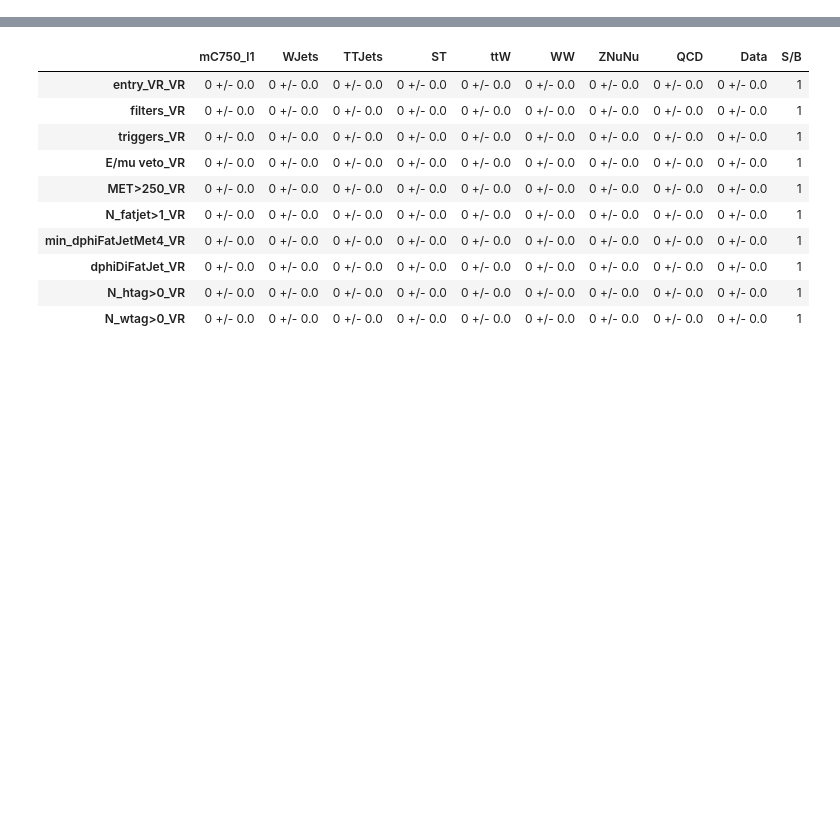
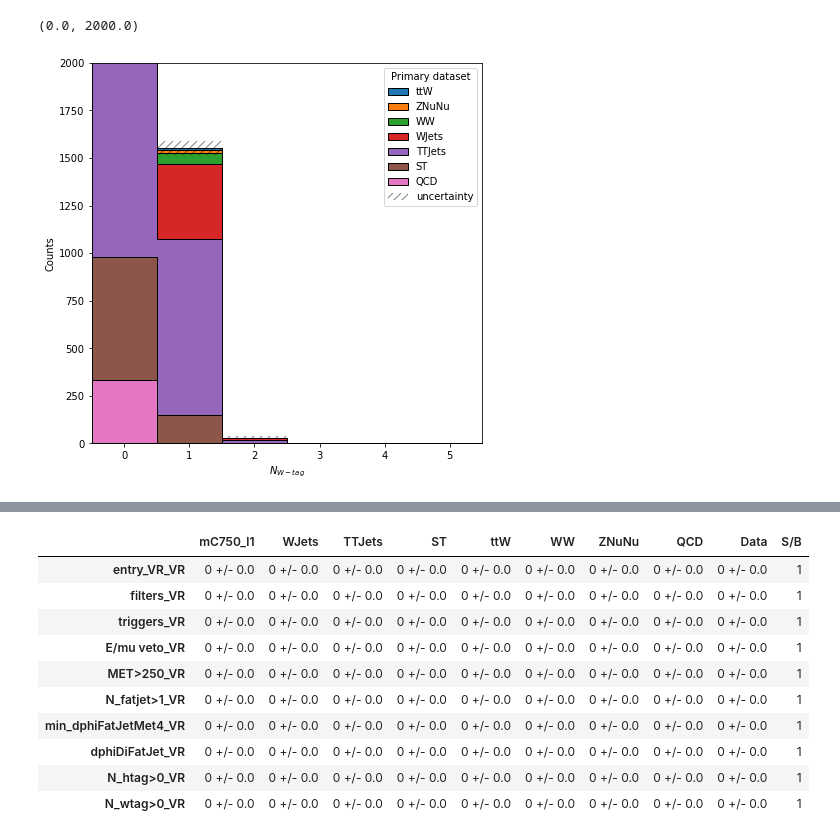
Before and after one commit to ksalyer/tW_scattering, a Jupyter notebook: notebooks/WH_oneLep_CR.ipynb, the cells around one changed output, grey strips where cells are left out. Drawn from its saved outputs; the diff is of its cells as text; code cells hidden in the pictures; blank space fills up the shorter version.

Commit message:
first version of systematic uncertainties in plots

```diff
--- a/notebooks/WH_oneLep_CR.ipynb
+++ b/notebooks/WH_oneLep_CR.ipynb
@@ -367,7 +391,7 @@ if not runLocal:
     print(c)
 # %%
 overwrite = True
-small = True
+small = False
 
 from Tools.WH_samples import * #fileset_2016, fileset_2016_small
 
@@ -448,0 +509,22 @@ else:
+# %%
+%matplotlib inline
+import matplotlib
+import matplotlib.pyplot as plt
+from matplotlib.colors import LogNorm
+from plots.helpers import *
+
+import re
+bkgonly = re.compile('(?!(TChiWH|Data))')
+
+
+fig, ax = plt.subplots(1,1,figsize=(7,7))
+rebin = hist.Bin('multiplicity', r'$N_{W-tag}$', 5, -0.5, 4.5)
+
+histogram = output['N_W_CR'].copy()
+histogram = histogram.rebin('multiplicity', rebin)
+
+ax = hist.plot1d(histogram[bkgonly], overlay="dataset", ax=ax, stack=True, overflow='over', clear=False, line_opts=None, fill_opts=fill_opts, error_opts=error_opts)
+ax.set_ylim(0,2000)
+# %% [output]
+(0.0, 2000.0)
+[figure, added]
```
Also changed, not shown: parts of 4 cells of this notebook, 2 other files.
